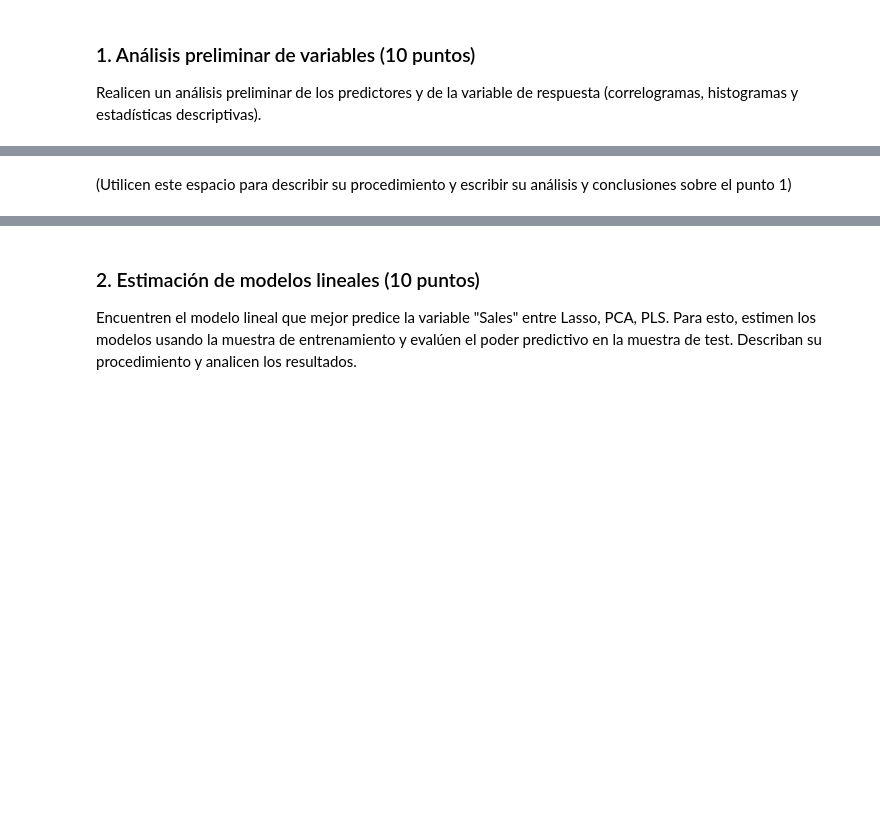
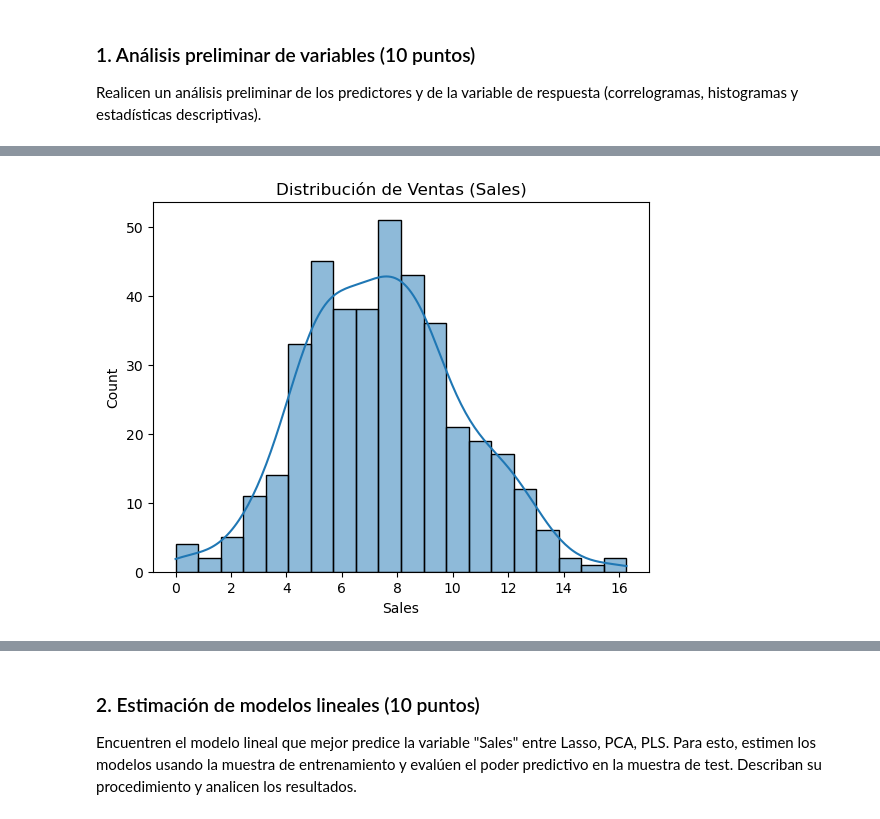
Before and after one commit to carrasquintero/Entrega_ETL, a Jupyter notebook: ML/Caso implementación de modelos no lineales aditivos en un problema de regresión.ipynb, the cells around one changed output, grey strips where cells are left out. Cells and saved outputs as stored; diff of their text form; code cells hidden in the pictures; blank space fills up the shorter version.

```diff
--- a/ML/Caso implementación de modelos no lineales aditivos en un problema de regresión.ipynb
+++ b/ML/Caso implementación de modelos no lineales aditivos en un problema de regresión.ipynb
@@ -118,2 +139,6 @@ Realicen un análisis preliminar de los predictores y de la variable de respuest
-# %% [markdown]
-(Utilicen este espacio para describir su procedimiento y escribir su análisis y conclusiones sobre el punto 1)
+# %%
+sns.histplot(Carseats["Sales"], kde=True, bins=20)
+plt.title("Distribución de Ventas (Sales)")
+plt.show()
+# %% [output]
+[figure, added]
```
Also changed, not shown: parts of 6 cells of this notebook.
